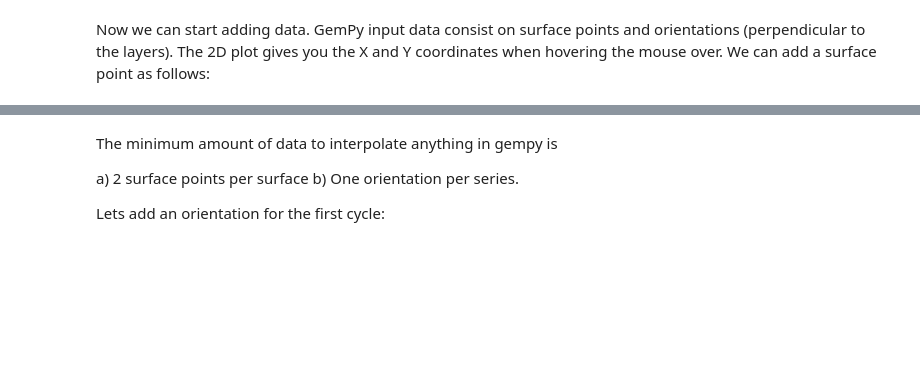
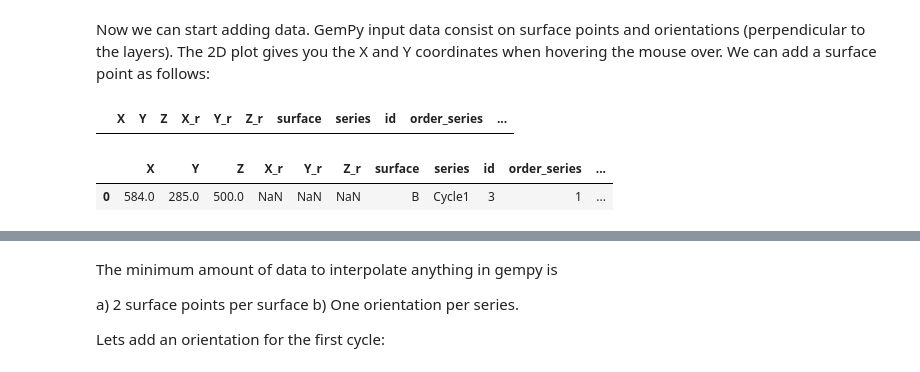
Before and after one commit to cgre-aachen/open_AR_Sandbox, a Jupyter notebook: notebooks/prototypes/Map_to_model_stepwise_model.ipynb, the cells around one changed output, grey strips where cells are left out. Drawn from its saved outputs; the diff is of its cells as text; code cells hidden in the pictures; blank space fills up the shorter version.

```diff
--- a/notebooks/prototypes/Map_to_model_stepwise_model.ipynb
+++ b/notebooks/prototypes/Map_to_model_stepwise_model.ipynb
@@ -142,5 +133,14 @@ is_erosion []
 # %% [markdown]
 Now we can start adding data. GemPy input data consist on surface points and orientations (perpendicular to the layers). The 2D plot gives you the X and Y coordinates when hovering the mouse over. We can add a surface point as follows:
+# %%
+geo_model.surface_points
+# %% [output]
+|  | X | Y | Z | X_r | Y_r | Z_r | surface | series | id | order_series | ... |
+# %%
+geo_model.surface_points
+# %% [output]
+|  | X | Y | Z | X_r | Y_r | Z_r | surface | series | id | order_series | ... |
+| 0 | 584.0 | 285.0 | 500.0 | NaN | NaN | NaN | B | Cycle1 | 3 | 1 | ... |
 # %%
 #surface B
 geo_model.add_surface_points(X=584, Y=285, Z=500, surface='B')
```
Also changed, not shown: parts of 42 cells of this notebook, 3 other files.
